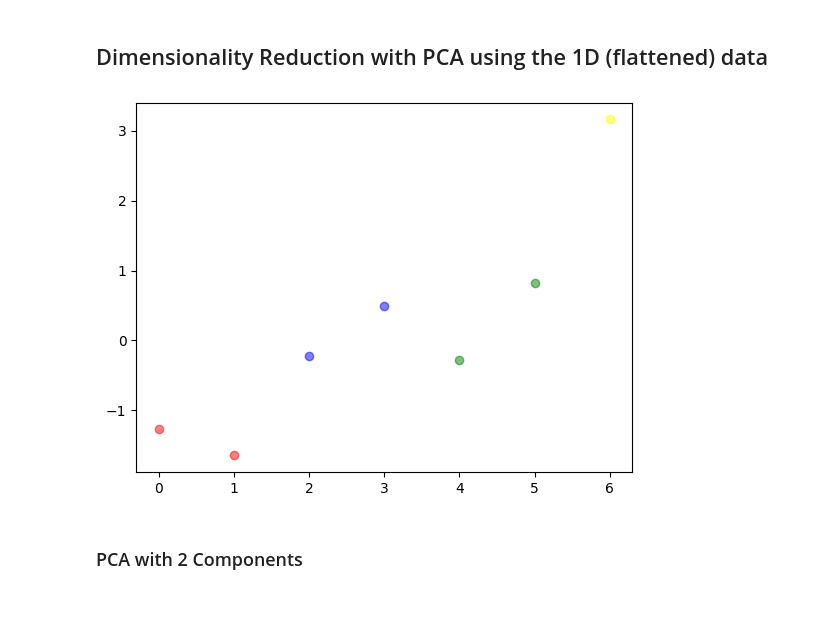
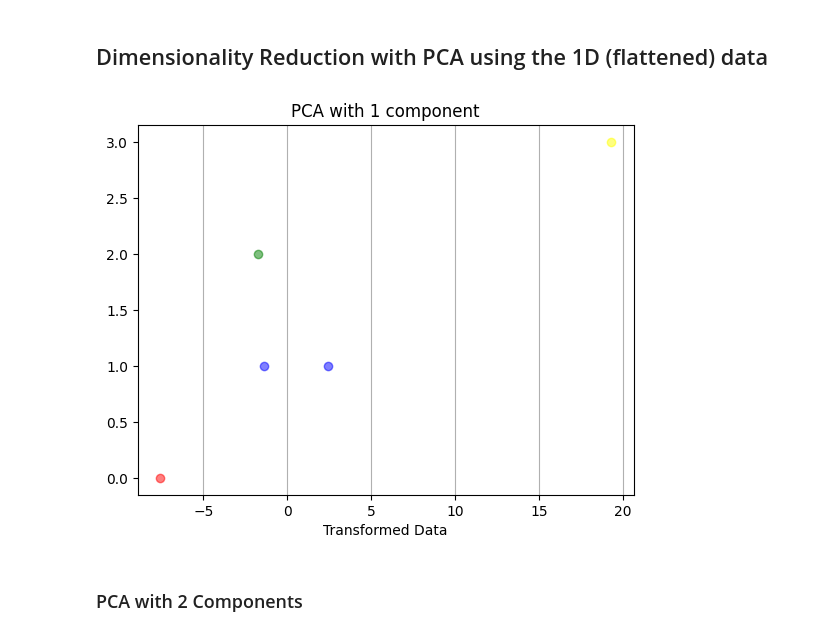
Before and after one commit to Gpanaritis/Handwriting-Sensor-Recognition, a Jupyter notebook: src/aiot_project_2023.ipynb, the cells around one changed output. Cells and saved outputs as stored; diff of their text form; code cells hidden in the pictures; blank space fills up the shorter version.

```diff
--- a/src/aiot_project_2023.ipynb
+++ b/src/aiot_project_2023.ipynb
@@ -220,12 +220,28 @@ from sklearn.preprocessing import StandardScaler, MinMaxScaler
 # %%
 # Standard scaler for X
 scaler = StandardScaler()
-X_train = np.array([scaler.fit_transform(x) for x in X_train])
-X_test = np.array([scaler.fit_transform(x) for x in X_test])
+
+# Reshape data to 2d array
+train_data_scaled = np.reshape(X_train, (X_train.shape[0] * X_train.shape[1], X_train.shape[2]))
+test_data_scaled = np.reshape(X_test, (X_test.shape[0] * X_test.shape[1], X_test.shape[2]))
+
+# Fit on training set only.
+scaler.fit(train_data_scaled)
+
+# Apply transform to both the training set and the test set.
+train_data_scaled = scaler.transform(train_data_scaled)
+test_data_scaled = scaler.transform(test_data_scaled)
+
+# reshape back to 3d
+train_data_scaled = np.reshape(train_data_scaled, (X_train.shape[0], X_train.shape[1], X_train.shape[2]))
+test_data_scaled = np.reshape(test_data_scaled, (X_test.shape[0], X_test.shape[1], X_test.shape[2]))
+
+X_train = train_data_scaled
+X_test = test_data_scaled
 
 
-print(X_train.shape)
-print(X_test.shape)
+print(train_data_scaled.shape)
+print(test_data_scaled.shape)
 # %% [output]
 (5, 8, 180)
 (2, 8, 180)
@@ -239,26 +255,24 @@ from sklearn.decomposition import PCA
 # %%
 # PCA with 1 component
 pca = PCA(n_components=1)
 
 # Transform data and plot
 fig, ax = plt.subplots()
 transformed_data = []
-for i, x in enumerate(flattened_X):
+for i, x in enumerate(X_train):
     transformed_x = pca.fit_transform(x)
     transformed_data.append(transformed_x[0])
 
 colors = {0: "red", 1: "blue", 2: "green", 3: "yellow", 4: "orange", 5: "purple", 6: "pink", 7: "brown", 8: "black", 9: "gray"}
 
 for i,x in enumerate(transformed_data):
-    # show in a line
-    ax.scatter(i, x, alpha=0.5, label="PCA", color=colors[y[i]])
-
-# ax.scatter(range(len(transformed_data)), transformed_data, alpha=0.5, label="PCA", color=)
-# ax.set_xlabel("Index")
-# ax.set_ylabel("Transformed Data")
-# plt.show()
+    ax.scatter(x, y_train[i], alpha=0.5, label="PCA", color=colors[y_train[i]])
+ax.set_xlabel("Transformed Data")
+ax.set_title("PCA with 1 component")
+ax.xaxis.grid(True)
+plt.show()
 # %% [output]
-[figure, old version]
+[figure, new version]
 # %% [markdown]
 ### PCA with 2 Components
 # %%
```
Also changed, not shown: parts of 1 cell of this notebook.
